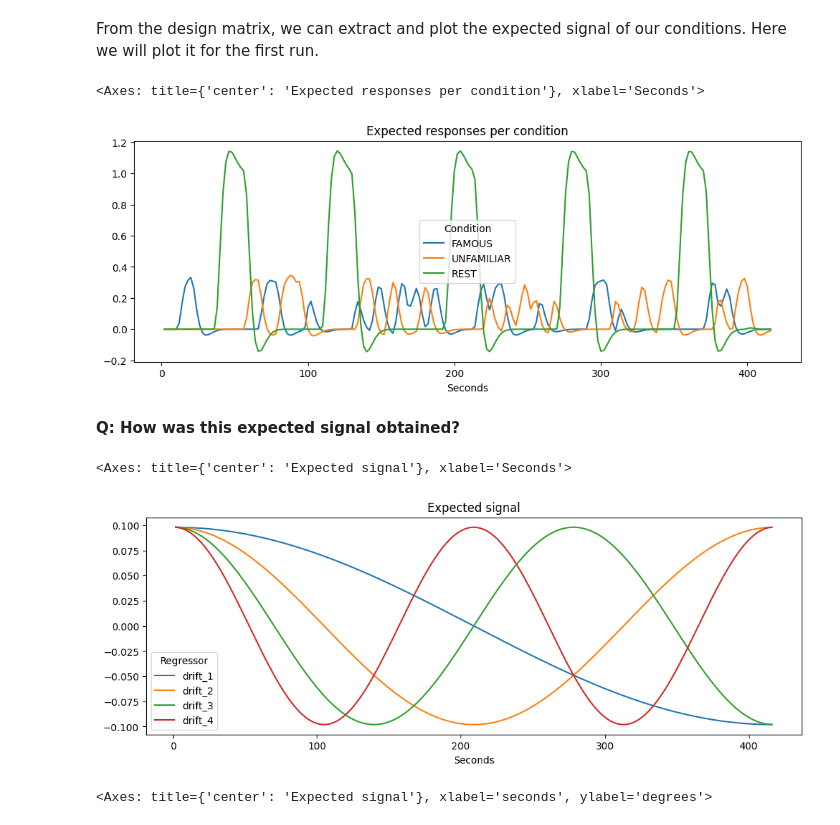
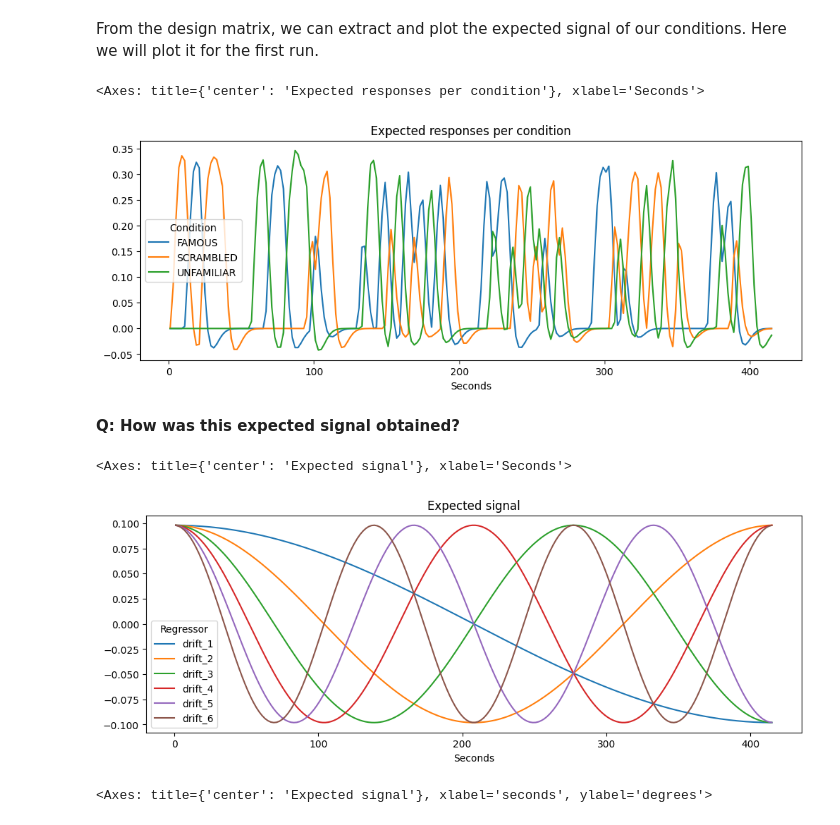
Before and after one commit to dcdace/fMRI-COGNESTIC-23, a Jupyter notebook: notebooks/nb05_Subject-Level-Analysis.ipynb, the cells around one changed output. Saved outputs shown, nothing was run; the diff lists cells and outputs as text; code cells hidden in the pictures.

Commit message:
corrected slice-time and removed rest events

```diff
--- a/notebooks/nb05_Subject-Level-Analysis.ipynb
+++ b/notebooks/nb05_Subject-Level-Analysis.ipynb
@@ -212,7 +219,7 @@ Now we can specify the model with the parameters of our choice. Here we will spe
 # %%
 fmri_glm = FirstLevelModel(
     t_r = TR,
-    slice_time_ref = TR/2,
+    slice_time_ref = 0.5,
     hrf_model = 'spm',
     drift_model = 'Cosine',
     high_pass = 1./128,
@@ -264,24 +271,24 @@ design_matrices[0]
 # %% [markdown]
 From the design matrix, we can extract and plot the expected signal of our conditions. Here we will plot it for the first run.
 # %%
-dm = design_matrices[0][['FAMOUS', 'UNFAMILIAR', 'REST']]
+dm = design_matrices[0][['FAMOUS', 'SCRAMBLED', 'UNFAMILIAR']]
 dm.columns.name = 'Condition'
 dm.index.name = 'Seconds'
 dm.plot(figsize=(12,4), title='Expected responses per condition')
 # %% [output]
 <Axes: title={'center': 'Expected responses per condition'}, xlabel='Seconds'>
-[figure, old version]
+[figure, new version]
 # %% [markdown]
 **Q: How was this expected signal obtained?**
 # %%
 # let's see how the modelled noise regressors look
-dm = design_matrices[0][['drift_1','drift_2', 'drift_3', 'drift_4']]
+dm = design_matrices[0][['drift_1','drift_2', 'drift_3', 'drift_4', 'drift_5', 'drift_6']]
 dm.columns.name = 'Regressor'
 dm.index.name = 'Seconds'
 dm.plot(figsize=(12,4), title='Expected signal')
 # %% [output]
 <Axes: title={'center': 'Expected signal'}, xlabel='Seconds'>
-[figure, old version]
+[figure, new version]
 # %%
 # let's see how the rotation movement parameters look
 dm = design_matrices[0][['rot_x', 'rot_y', 'rot_z']]
```
Also changed, not shown: parts of 24 cells of this notebook, 2 other files.
